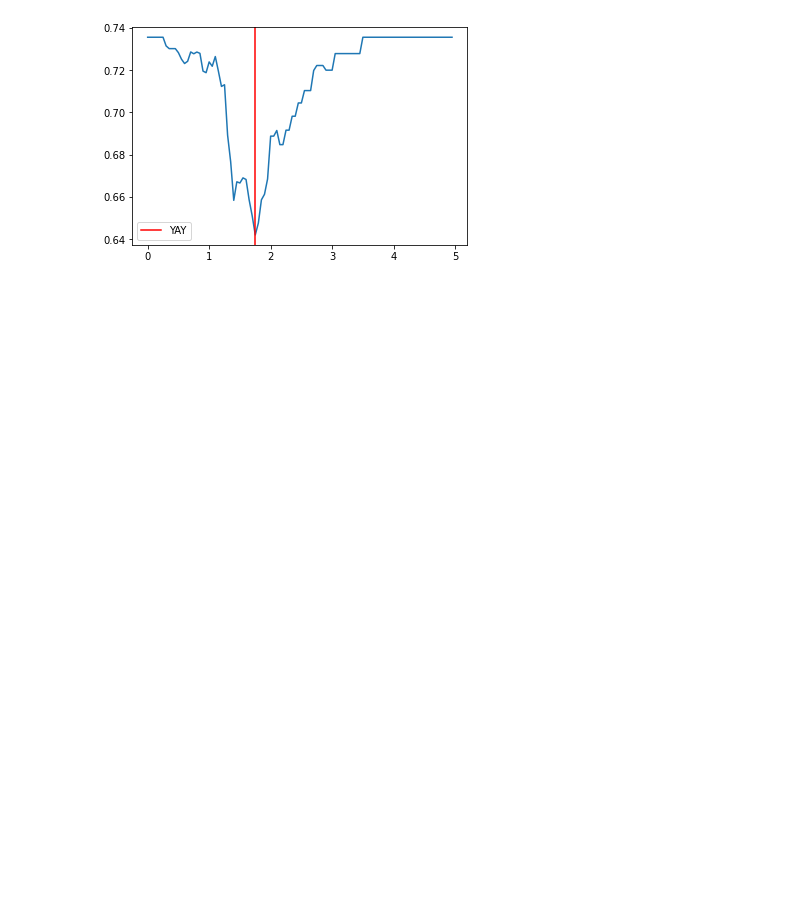
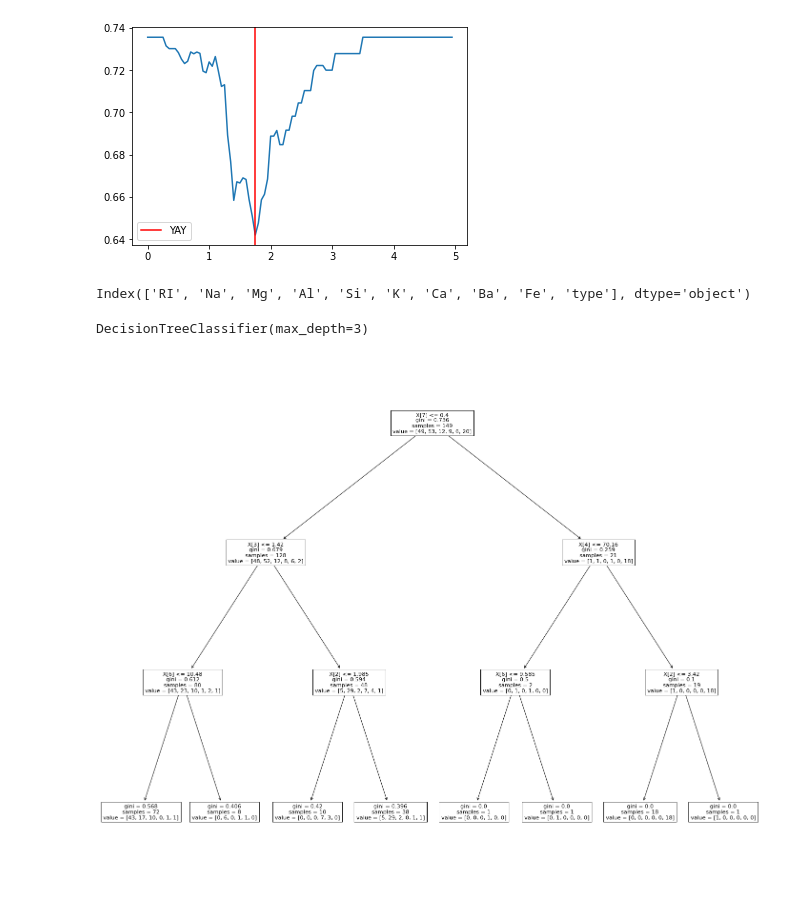
Before and after one commit to NicolaClark/MLEXAM, a Jupyter notebook: code/Gini(us)-playground.ipynb, the cells around one changed output. Saved outputs shown, nothing was run; the diff lists cells and outputs as text; code cells hidden in the pictures; blank space fills up the shorter version.

```diff
--- a/code/Gini(us)-playground.ipynb
+++ b/code/Gini(us)-playground.ipynb
@@ -115,3 +85,14 @@ plt.axvline(x=threshold,color="r",label="YAY")
 plt.legend();
 # %% [output]
 [figure]
+# %%
+from sklearn.tree import DecisionTreeClassifier
+realthing=DecisionTreeClassifier(max_depth=3)
+# %%
+train.columns
+# %% [output]
+Index(['RI', 'Na', 'Mg', 'Al', 'Si', 'K', 'Ca', 'Ba', 'Fe', 'type'], dtype='object')
+# %%
+realthing.fit(train.loc[:, train.columns != "type"],train["type"])
+# %% [output]
+DecisionTreeClassifier(max_depth=3)
@@ -118,3 +101,8 @@ plt.legend();
+# %%
+fig = plt.figure(figsize=(25,20))
+_=tree.plot_tree(realthing)
+# %% [output]
+[figure, added]
 # %% [markdown]
 <a style='text-decoration:none;line-height:16px;display:flex;color:#5B5B62;padding:10px;justify-content:end;' href='https://deepnote.com?utm_source=created-in-deepnote-cell&projectId=58866f15-1cff-4fef-9525-5c3070562370' target="_blank">
 <img alt='Created in deepnote.com' style='display:inline;max-height:16px;margin:0px;margin-right:7.5px;' src='embedded-picture-1' > </img>
```
Also changed, not shown: parts of 11 cells of this notebook.
